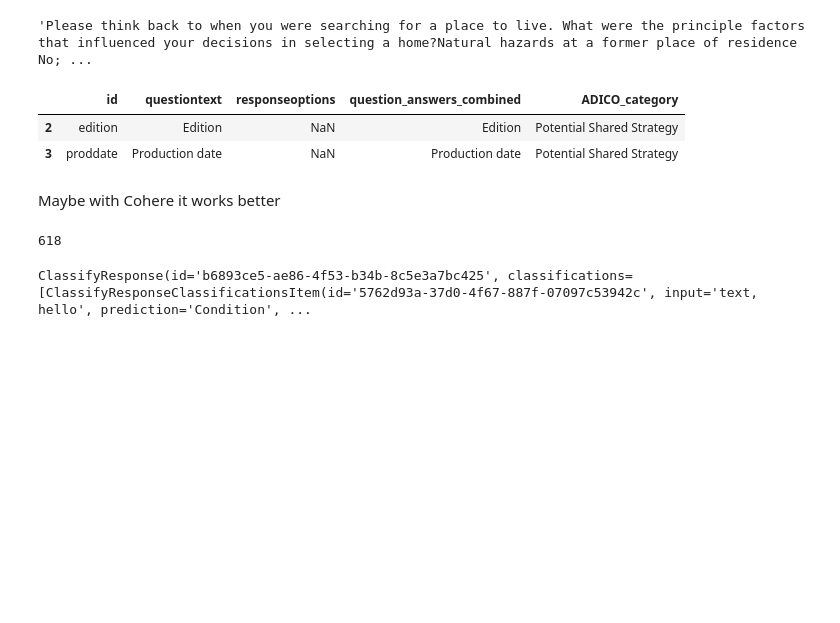
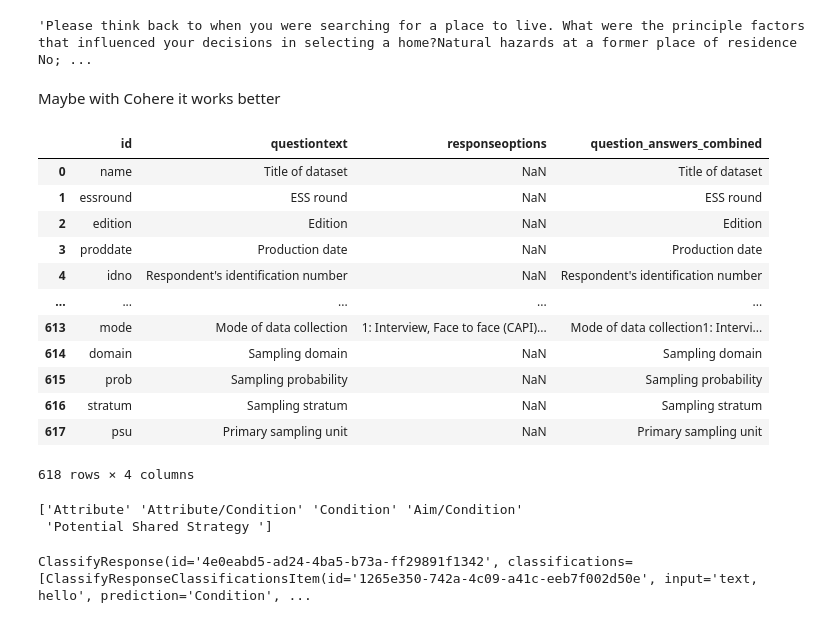
Before and after one commit to GeorgeGitHubbins/MScThesis-Extracting-InformalRules-from-Surveys, a Jupyter notebook: ReadESS.ipynb, the cells around one changed output. Drawn from its saved outputs; the diff is of its cells as text; code cells hidden in the pictures; blank space fills up the shorter version.

```diff
--- a/ReadESS.ipynb
+++ b/ReadESS.ipynb
@@ -341,12 +330,6 @@ for i in range(0, 618, batch_size):
 training_data_resampled[training_data_resampled['ADICO_Category'] == 'Potential Shared Strategy '].at[37,'question_answers_combined']
 # %% [output]
 'Please think back to when you were searching for a place to live. What were the principle factors that influenced your decisions in selecting a home?Natural hazards at a former place of residence No; ...
-# %%
-ESSQuestionData[ESSQuestionData['ADICO_category'] == 'Potential Shared Strategy ']
-# %% [output]
-|  | id | questiontext | responseoptions | question_answers_combined | ADICO_category |
-| 2 | edition | Edition | NaN | Edition | Potential Shared Strategy |
-| 3 | proddate | Production date | NaN | Production date | Potential Shared Strategy |
 # %% [markdown]
 Maybe with Cohere it works better
 # %%
@@ -359,0 +344,19 @@ co = cohere.Client(cohereKey)
+# %%
+ESSQuestionData_path = 'ESSQuestionData.csv'  # Update this path accordingly
+
+ESSQuestionData = pd.read_csv(ESSQuestionData_path)
+ESSQuestionData
+# %% [output]
+|  | id | questiontext | responseoptions | question_answers_combined |
+| 0 | name | Title of dataset | NaN | Title of dataset |
+| 1 | essround | ESS round | NaN | ESS round |
+| 2 | edition | Edition | NaN | Edition |
+| 3 | proddate | Production date | NaN | Production date |
+| 4 | idno | Respondent's identification number | NaN | Respondent's identification number |
+| ... | ... | ... | ... | ... |
+| 613 | mode | Mode of data collection | 1: Interview, Face to face (CAPI)... | Mode of data collection1: Intervi... |
+| 614 | domain | Sampling domain | NaN | Sampling domain |
+| 615 | prob | Sampling probability | NaN | Sampling probability |
+| 616 | stratum | Sampling stratum | NaN | Sampling stratum |
+| 617 | psu | Primary sampling unit | NaN | Primary sampling unit |
+618 rows × 4 columns
@@ -360,3 +377,19 @@ co = cohere.Client(cohereKey)
+# %%
+print(training_data['ADICO_Category'].unique())
+# Update rows where 'ADICO_Category' is 'Attribute' to 'Condition'
+training_data.loc[training_data['ADICO_Category'].isin(["Attribute"]), 'ADICO_Category'] = "Condition"
+
+# Update rows where 'ADICO_Category' is 'Attribute/Condition' to 'Condition'
+training_data.loc[training_data['ADICO_Category'].isin(["Attribute/Condition"]), 'ADICO_Category'] = "Condition"
+
+# Update rows where 'ADICO_Category' is 'Potential Shared Strategy ' to 'Condition'
+training_data.loc[training_data['ADICO_Category'].isin(["Potential Shared Strategy "]), 'ADICO_Category'] = "Condition"
+
+# Update rows where 'ADICO_Category' is 'Aim/Condition' to 'Aim'
+training_data.loc[training_data['ADICO_Category'].isin(["Aim/Condition"]), 'ADICO_Category'] = "Aim"
+# %% [output]
+['Attribute' 'Attribute/Condition' 'Condition' 'Aim/Condition'
+ 'Potential Shared Strategy ']
 # %%
 # Assuming survey_questions is your DataFrame
 examples = []
@@ -366,18 +399,13 @@ for label in training_data['ADICO_Category'].unique():
         text = row['question_answers_combined']
         examples.append(ClassifyExample(text=text, label=label))
-# %%
-len(ESSQuestionData['question_answers_combined'])
-# %% [output]
-618
 # %%
 response = co.classify(
     inputs=["text, hello", "other option"],
     examples=examples,
 )
+response
+# %% [output]
+ClassifyResponse(id='4e0eabd5-ad24-4ba5-b73a-ff29891f1342', classifications=[ClassifyResponseClassificationsItem(id='1265e350-742a-4c09-a41c-eeb7f002d50e', input='text, hello', prediction='Condition', ...
-# %%
-response
-# %% [output]
-ClassifyResponse(id='b6893ce5-ae86-4f53-b34b-8c5e3a7bc425', classifications=[ClassifyResponseClassificationsItem(id='5762d93a-37d0-4f67-887f-07097c53942c', input='text, hello', prediction='Condition', ...
 # %%
 # Extracting all predictions and their respective confidences
 predictions = [(item.prediction, item.confidence) for item in response.classifications]
```
Also changed, not shown: parts of 19 cells of this notebook, 3 other files.
